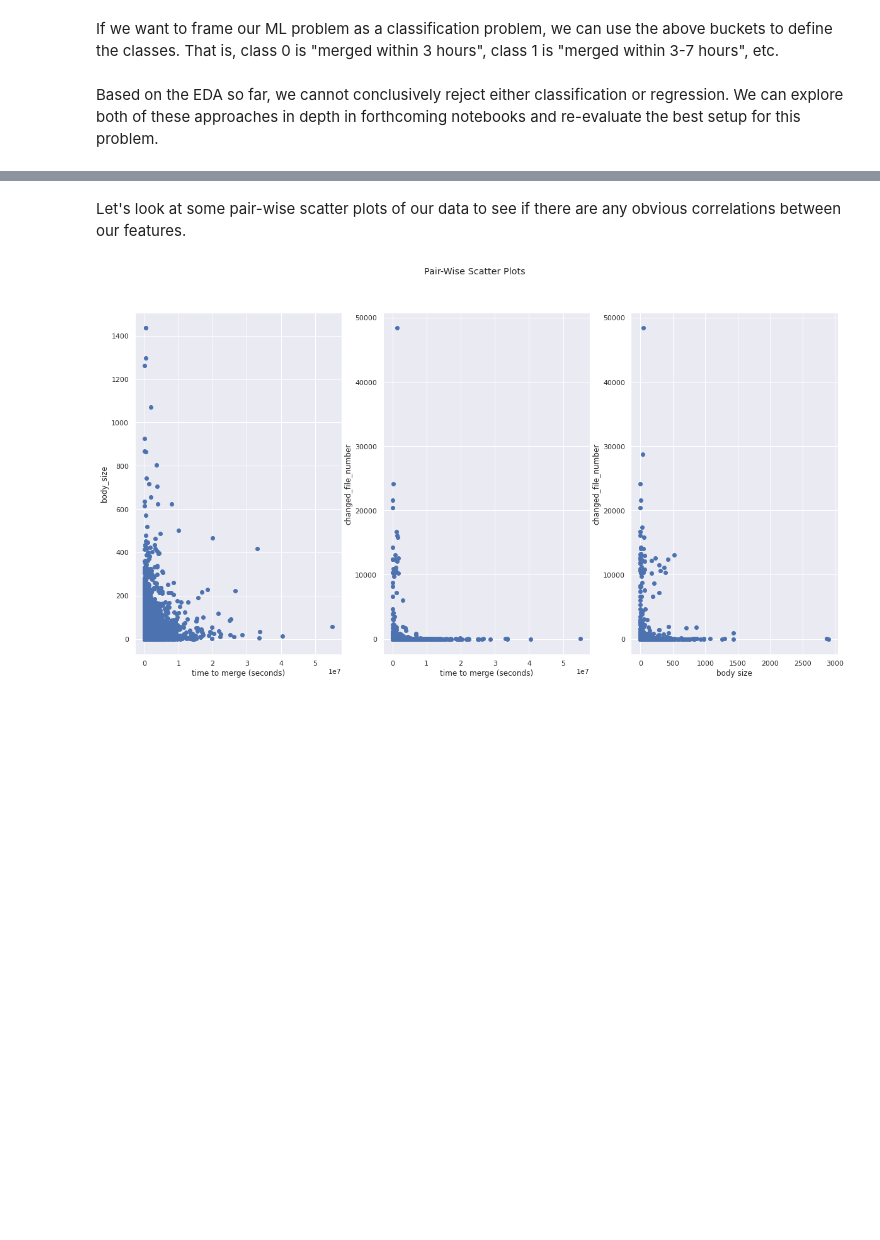
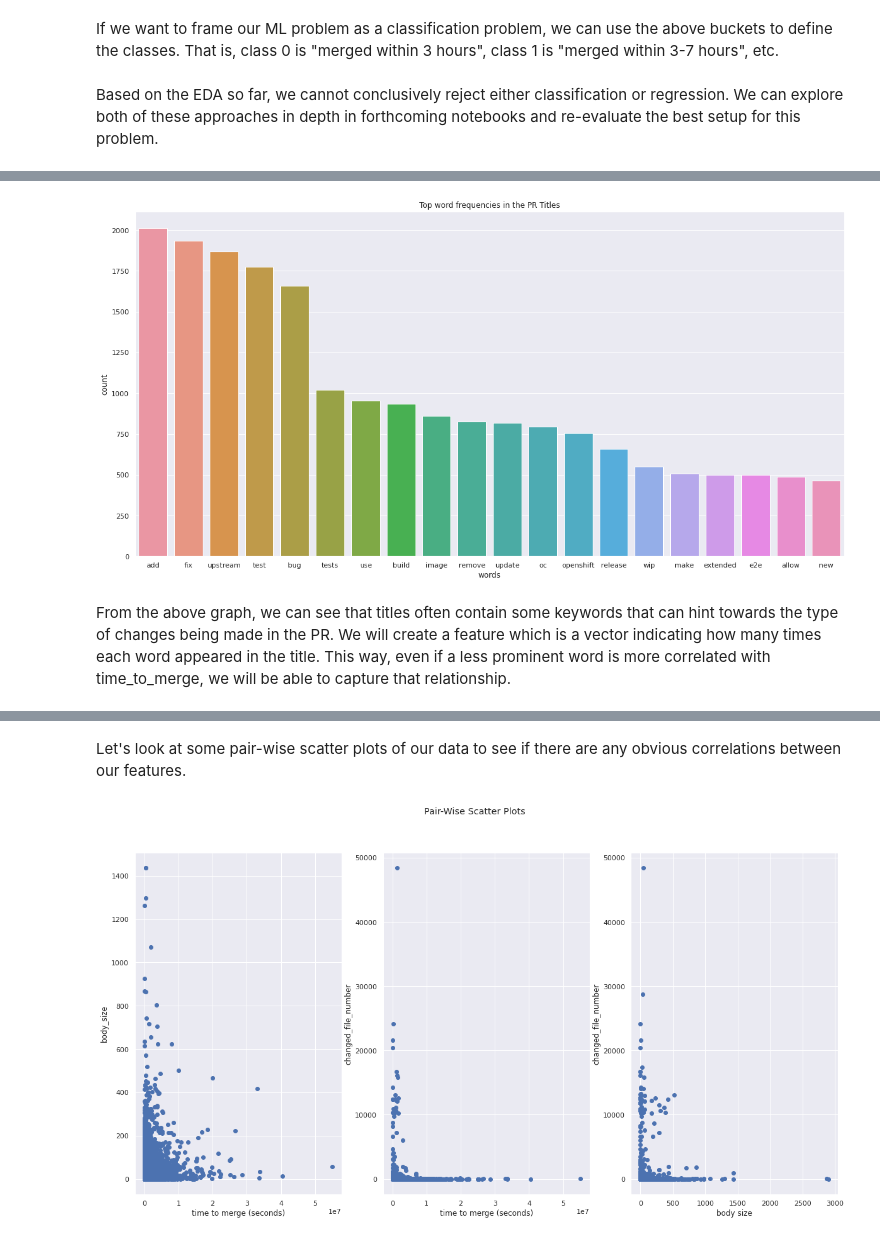
Before and after one commit to aicoe-aiops/ocp-ci-analysis, a Jupyter notebook: notebooks/data-sources/oc-github-repo/github_PR_EDA.ipynb, the cells around one changed output, grey strips where cells are left out. Saved outputs shown, nothing was run; the diff lists cells and outputs as text; code cells hidden in the pictures; blank space fills up the shorter version.

Commit message:
Identify and engineer possible features for time to merge ML problem
Co-authored-by: Oindrilla Chatterjee <ochatter@redhat.com>
Co-authored-by: Karanraj Chauhan <kachau@redhat.com>

```diff
--- a/notebooks/data-sources/oc-github-repo/github_PR_EDA.ipynb
+++ b/notebooks/data-sources/oc-github-repo/github_PR_EDA.ipynb
@@ -353,0 +348,13 @@ Based on the EDA so far, we cannot conclusively reject either classification or
+# %%
+# first lets preprocess the text available in the titles
+
+# convert to lowercase
+preproc_titles = pr_df["title"].str.lower()
+
+# remove punctuations and symbols like : ; , # ( ) [ ] etc
+preproc_titles = preproc_titles.str.replace(r'[`#-.?!,:;\/()\[\]"\']', " ", regex=True)
+
+# remove hash-like strings i.e. 25+ char long strings containing 0-9 or a-f
+preproc_titles = preproc_titles.str.replace(r"[0-9a-f]{25,}", " ", regex=True)
+
+preproc_titles
@@ -353,0 +374,26 @@ Based on the EDA so far, we cannot conclusively reject either classification or
+# %%
+# what are the most commonly appearing words in the titles
+
+# combin all titles and split into words
+words = preproc_titles.str.cat(sep=" ").split()
+
+# remove stopwords and numbers (e.g. bugzilla ids)
+words = [w for w in words if w not in set(STOPWORDS) and not w.isnumeric()]
+
+# word frequencies
+unique_words, counts = np.unique(words, return_counts=True)
+vc = pd.Series(counts, index=unique_words).sort_values(ascending=False)
+
+# plot the 20 most common words
+sns.barplot(
+    x=vc.index[:20],
+    y=vc.values[:20],
+)
+plt.title("Top word frequencies in the PR Titles")
+plt.xlabel("words")
+plt.ylabel("count")
+plt.show()
+# %% [output]
+[figure, added]
+# %% [markdown]
+From the above graph, we can see that titles often contain some keywords that can hint towards the type of changes being made in the PR. We will create a feature which is a vector indicating how many times each word appeared in the title. This way, even if a less prominent word is more correlated with time_to_merge, we will be able to capture that relationship.
```
Also changed, not shown: parts of 67 cells of this notebook.
